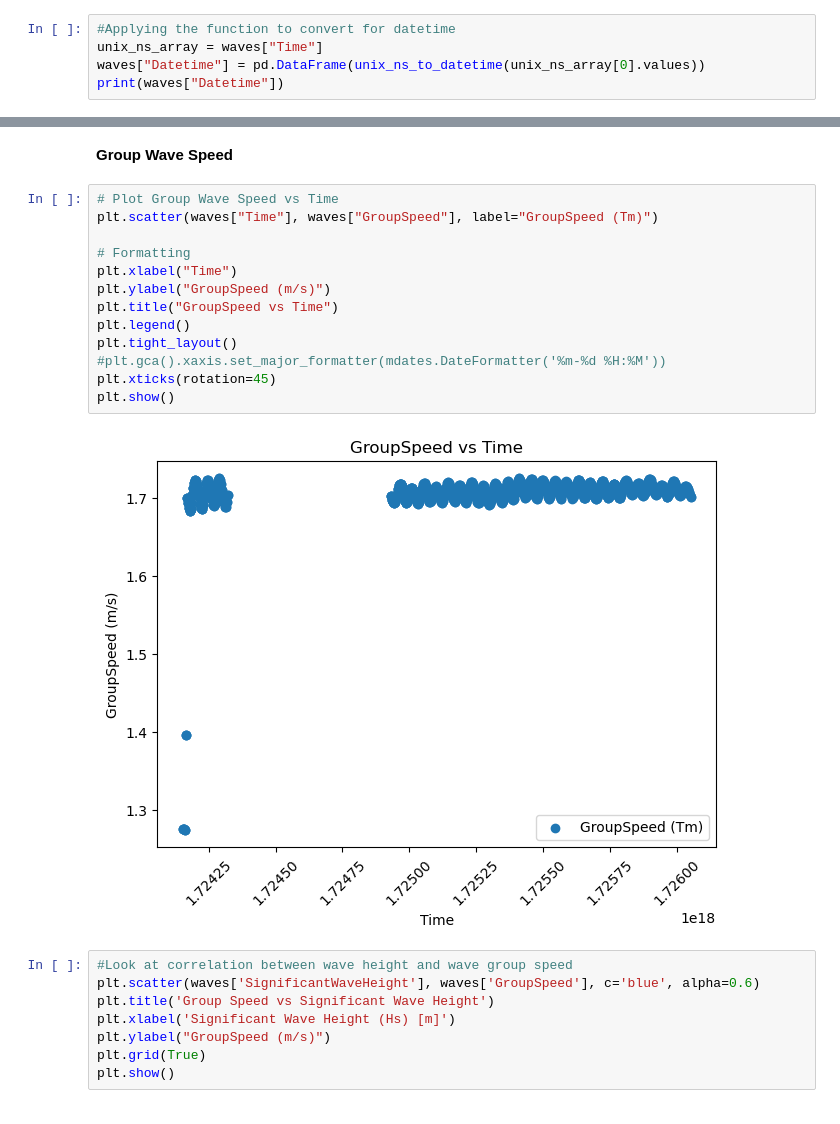
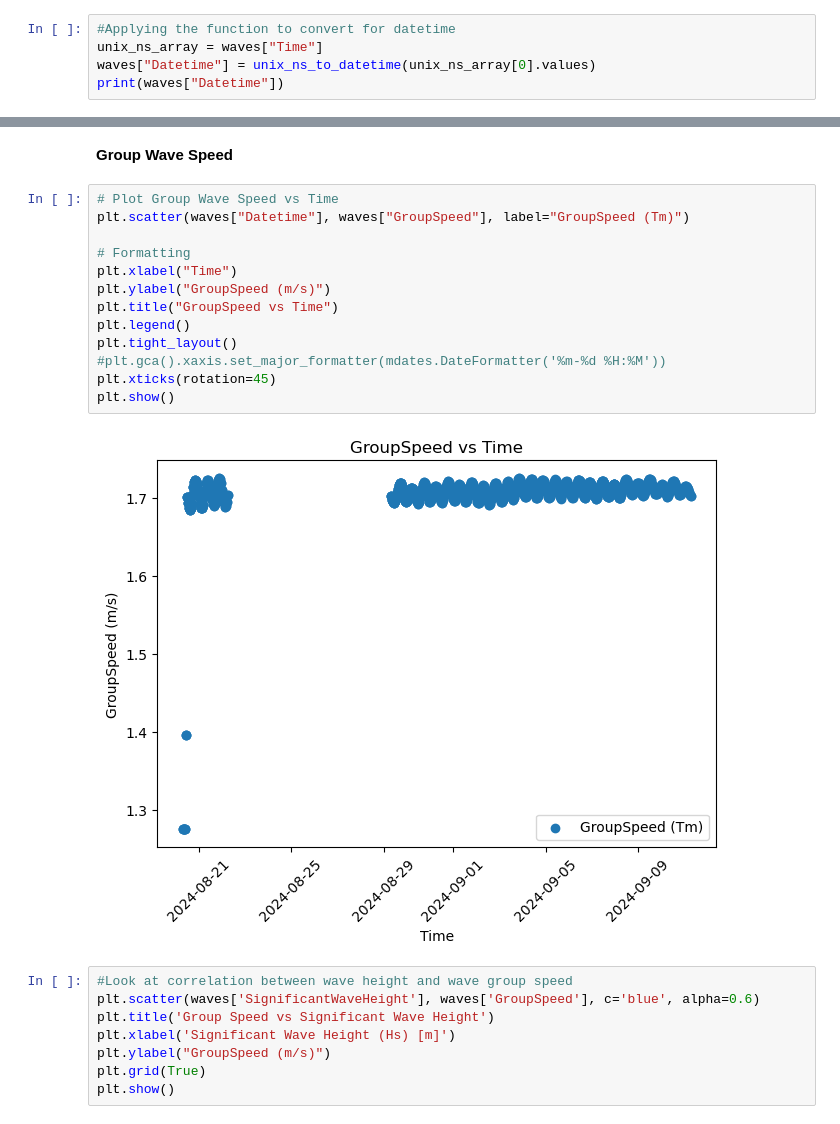
Before and after one commit to NCSU-CHAZ/BOEM-Oak-Island, a Jupyter notebook: notebooks/BOEM_bulkstats.ipynb, the cells around one changed output, grey strips where cells are left out. Drawn from its saved outputs; the diff is of its cells as text.

```diff
--- a/notebooks/BOEM_bulkstats.ipynb
+++ b/notebooks/BOEM_bulkstats.ipynb
@@ -100,6 +100,6 @@ def unix_ns_to_datetime(unix_ns_array):
 # %%
 #Applying the function to convert for datetime
 unix_ns_array = waves["Time"]
-waves["Datetime"] = pd.DataFrame(unix_ns_to_datetime(unix_ns_array[0].values))
+waves["Datetime"] = unix_ns_to_datetime(unix_ns_array[0].values)
 print(waves["Datetime"])
 # %% [output]
@@ -170,19 +156,19 @@ plt.show()
 **Group Wave Speed**
 # %%
 # Plot Group Wave Speed vs Time
-plt.scatter(waves["Time"], waves["GroupSpeed"], label="GroupSpeed (Tm)")
+plt.scatter(waves["Datetime"], waves["GroupSpeed"], label="GroupSpeed (Tm)")
 
 # Formatting
 plt.xlabel("Time")
 plt.ylabel("GroupSpeed (m/s)")
 plt.title("GroupSpeed vs Time")
 plt.legend()
 plt.tight_layout()
 #plt.gca().xaxis.set_major_formatter(mdates.DateFormatter('%m-%d %H:%M'))
 plt.xticks(rotation=45)
 plt.show()
 # %% [output]
-[figure, old version]
+[figure, new version]
 # %%
 #Look at correlation between wave height and wave group speed
 plt.scatter(waves['SignificantWaveHeight'], waves['GroupSpeed'], c='blue', alpha=0.6)
```
Also changed, not shown: parts of 4 cells of this notebook.
